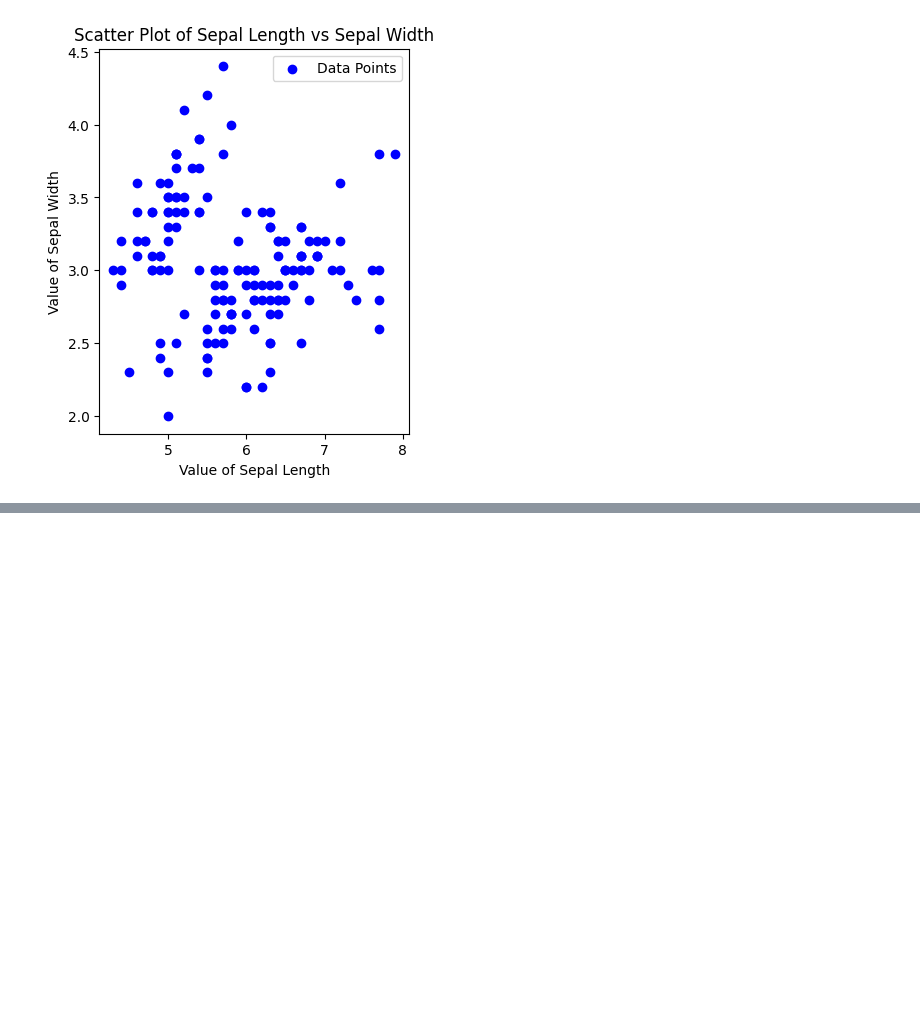
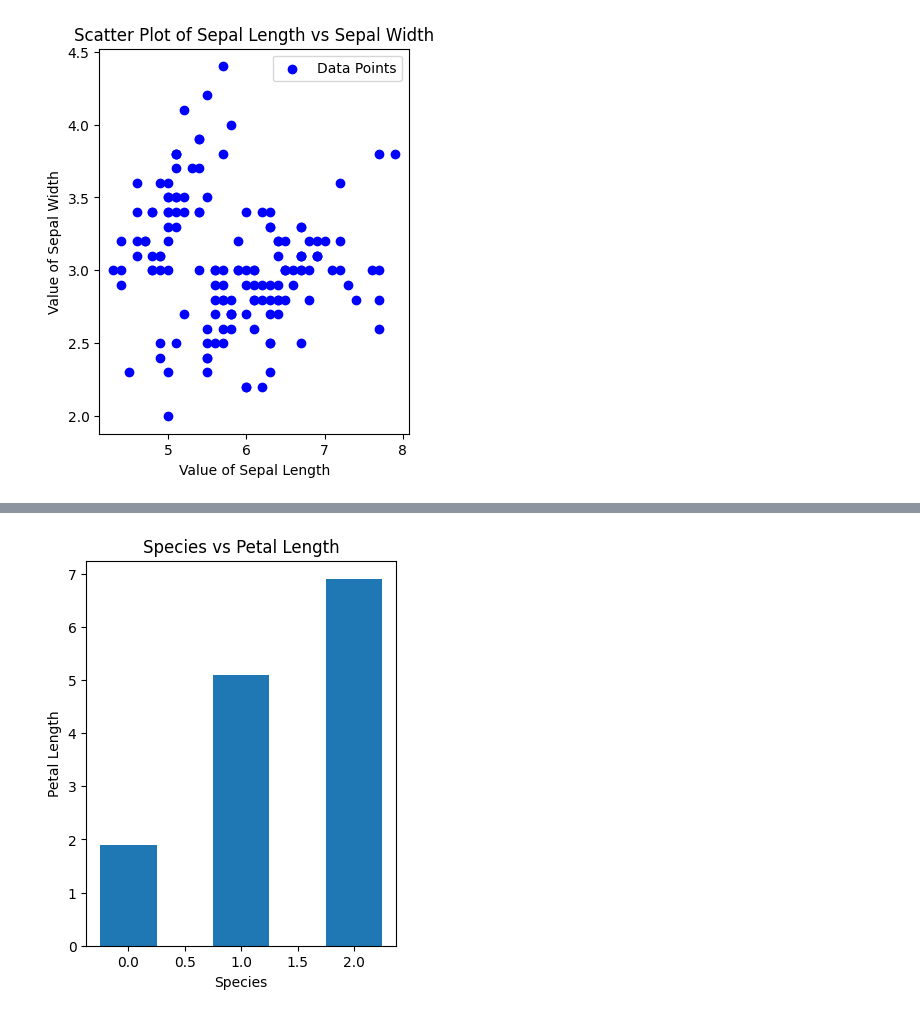
Before and after one commit to Ep82Ifaz/Irish-visualization, a Jupyter notebook: Shit.ipynb, the cells around one changed output, grey strips where cells are left out. Drawn from its saved outputs; the diff is of its cells as text; code cells hidden in the pictures; blank space fills up the shorter version.

```diff
--- a/Shit.ipynb
+++ b/Shit.ipynb
@@ -204,0 +184,9 @@ KeyError: 'petal_length'
+# %%
+plt.figure(figsize=(4,5))
+plt.bar(df1['species'],df1['petal_length'], width=0.5, linewidth=2)
+plt.xlabel('Species')
+plt.ylabel('Petal Length')
+plt.title('Species vs Petal Length')
+plt.show()
+# %% [output]
+[figure, added]
```
Also changed, not shown: parts of 6 cells of this notebook.
